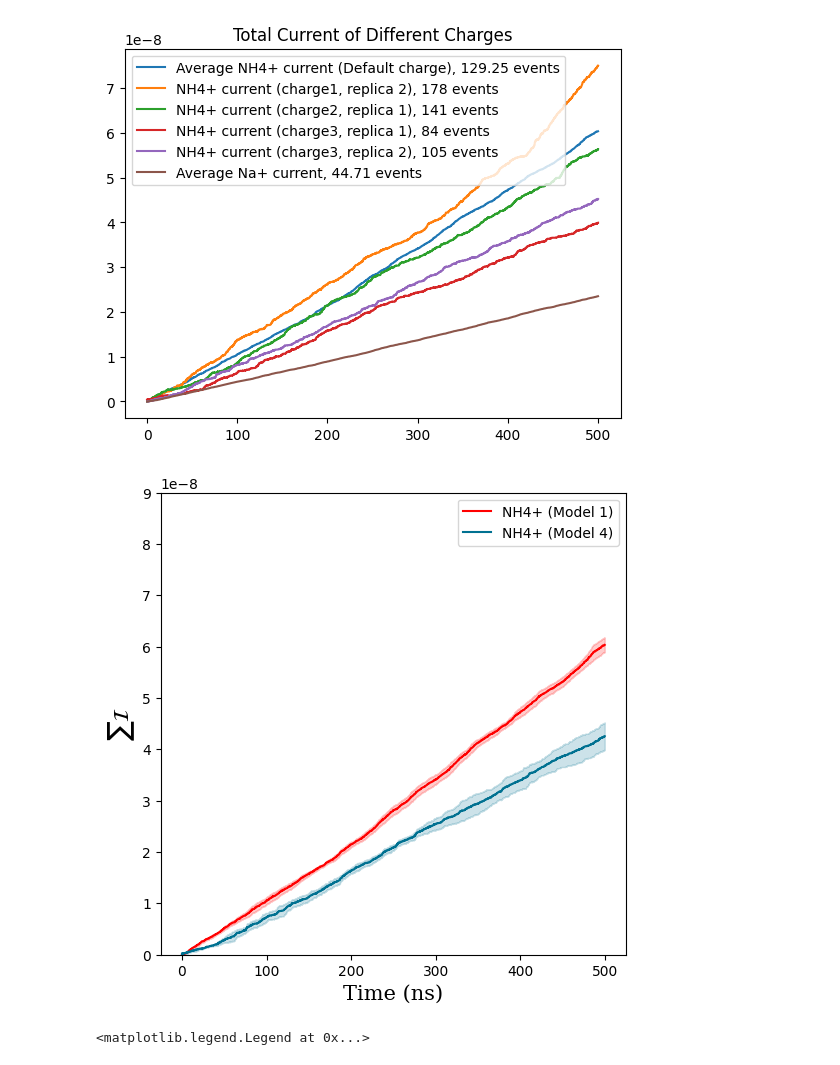
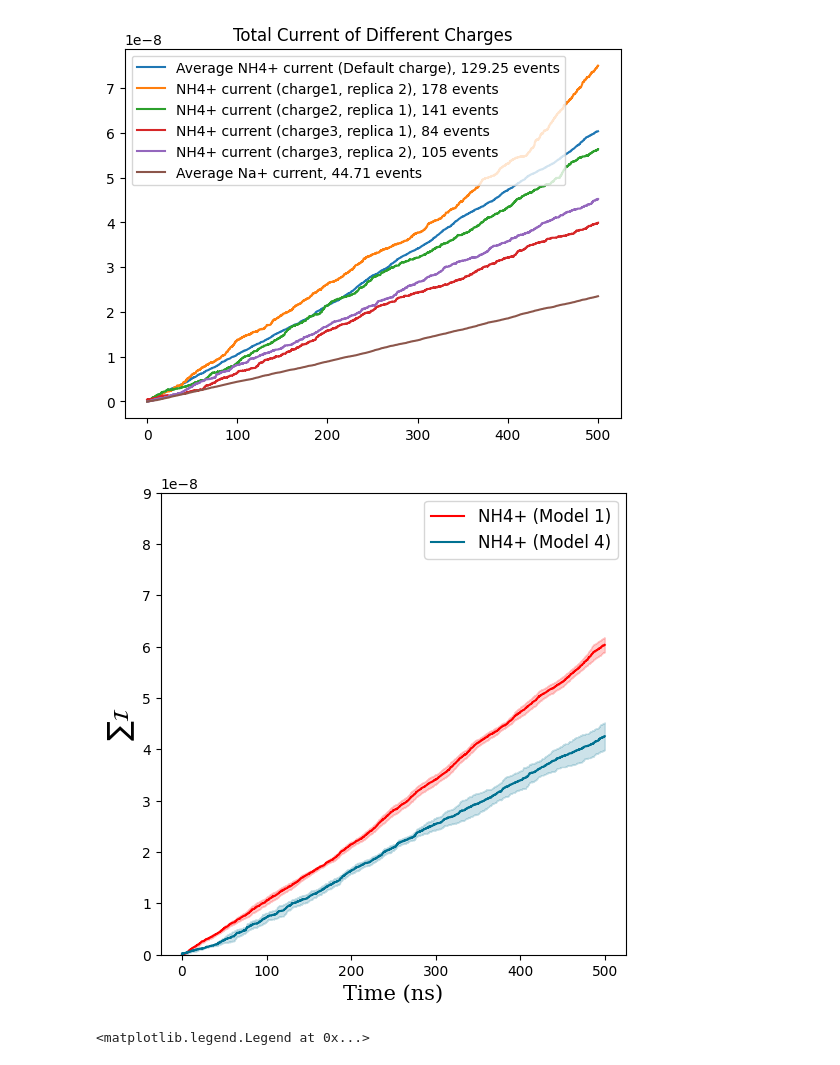
Before and after one commit to Heiley-W/project, a Jupyter notebook: current-analysis-param.ipynb, the cells around one changed output. Saved outputs shown, nothing was run; the diff lists cells and outputs as text; code cells hidden in the pictures.

```diff
--- a/current-analysis-param.ipynb
+++ b/current-analysis-param.ipynb
@@ -130,35 +130,35 @@ plt.show()
 # %%
 def new_current(file, label, event):
     data = np.loadtxt(f"post-processing/{file}")
     time = data[:, 0] * dt
     current = data[:, 1] * dt
     return current  # Return current data for further processing
 
 # Plot settings
 plot_settings()
 
 # Plot average NH4+ current
 plt.plot(time_steps, average_nh4_current, label='NH4+ (Model 1)', color='red')
 plt.fill_between(time_steps, average_nh4_current - sem_nh4, average_nh4_current + sem_nh4, color='red', alpha=0.2)
 
 # Load charge 3 replicas
 current_replica1 = new_current("analysis-run3.1/current/currentNH4-10.dat", "NH4+ current (charge3, replica 1)", "84")
 current_replica2 = new_current("analysis-run3.2/current/currentNH4-10.dat", "NH4+ current (charge3, replica 2)", "105")
 
 # Calculate average and standard deviation for charge 3 replicas
 average_current_charge3 = np.mean([current_replica1, current_replica2], axis=0)
 std_current_charge3 = np.std([current_replica1, current_replica2], axis=0)
 
 # Plot average current for charge 3 with error bars
 plt.plot(time_steps, average_current_charge3, label='NH4+ (Model 4)', color='#007191')
 plt.fill_between(time_steps, average_current_charge3 - std_current_charge3, average_current_charge3 + std_current_charge3, color='#007191', alpha=0.2)
 
 # Show legend and plot
-plt.legend(prop={'size': 10})
+plt.legend(prop={'size': 12})
 plt.savefig('/Users/heiley/Desktop/SURP/poster/figures/diff-charge.png', dpi=500)
 plt.show()
 # %% [output]
-[figure, old version]
+[figure, new version]
 # %%
 data3_2 = np.loadtxt(f'post-processing/analysis-run1.2/rmsd/rmsd-fit.xvg', skiprows=18)
 time3_2 = data3_2[:, 0] * dt
```
Also changed, not shown: parts of 1 cell of this notebook.
